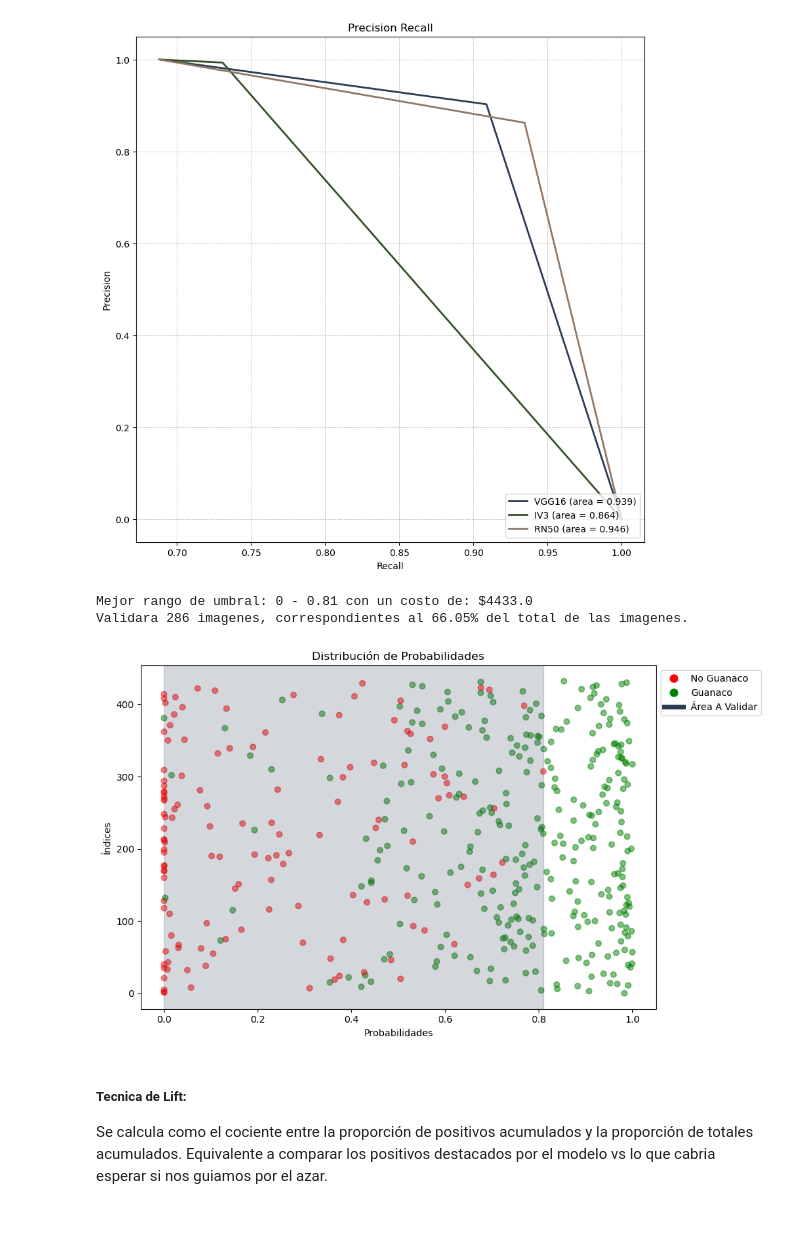
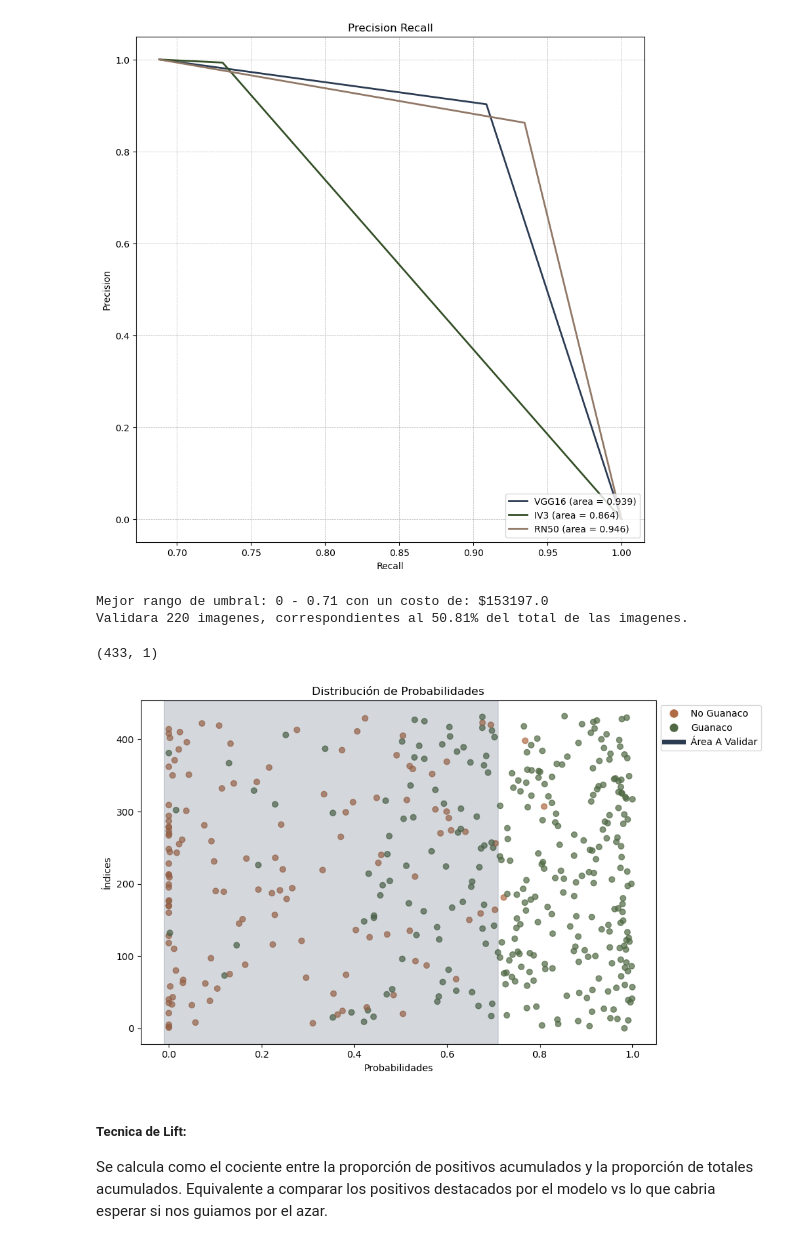
Before and after one commit to lucasarbues/RewildingPA, a Jupyter notebook: ModelosAI/CompentenciaModelos.ipynb, the cells around one changed output. Drawn from its saved outputs; the diff is of its cells as text; code cells hidden in the pictures.

```diff
--- a/ModelosAI/CompentenciaModelos.ipynb
+++ b/ModelosAI/CompentenciaModelos.ipynb
@@ -264,7 +259,7 @@ def optimizar_umbral(y_test, y_proba, tarea, CFP = 1000, CFN = 300, CV = 20, TV
     limInf = 0
     limSup = 1
     CostoMin = float('inf')
-    V = 0
+    Vop = 0
     # Determinacion de costos.
     if tarea == 'especie':
         CE = CFP + CFN
@@ -295,12 +290,13 @@ def optimizar_umbral(y_test, y_proba, tarea, CFP = 1000, CFN = 300, CV = 20, TV
                 C += E * CE
             # En el caso de que el costo sea menor al minimo actual, se actualiza el minimo.
             if C < CostoMin:
+                Vop = V
                 CostoMin = C
                 limInf = umbral_inf
                 limSup = umbral_sup
 
     print(f"Mejor rango de umbral: {round(limInf,2)} - {round(limSup,2)} con un costo de: ${CostoMin}")
-    print(f"Validara {V} imagenes, correspondientes al {round(V * 100 / len(y_test),2)}% del total de las imagenes.")
+    print(f"Validara {Vop} imagenes, correspondientes al {round(Vop * 100 / len(y_test),2)}% del total de las imagenes.")
 
     return limInf, limSup
 # %%
@@ -599,32 +582,0 @@ def calcular_costo(y_true, y_proba, umbral_inf, umbral_sup, Ce, Cv):
-# %%
-def optimizar_umbral(y_true, y_proba, Ce, Cv):
-    mejor_umbral_inf = 0
-    mejor_umbral_sup = 1
-    menor_costo = float('inf')
-    mejor_V = 0
-    mejor_area_val = 0
-
-    # Itera sobre posibles umbrales, puedes ajustar el rango y el paso según lo que consideres apropiado
-    for umbral_sup in np.arange(0.5, 0.99, 0.01):
-            costo, V, AV = calcular_costo(y_true, y_proba, 0, umbral_sup, Ce, Cv)
-            if costo < menor_costo:
-                menor_costo = costo
-                mejor_umbral_inf = 0
-                mejor_umbral_sup = umbral_sup
-                mejor_V = V
-                mejor_area_val = AV
-
-
-
-    return mejor_umbral_inf, mejor_umbral_sup, menor_costo, mejor_V, mejor_area_val
-# %%
-# Ejemplo de uso
-Ce = 2515.5
-Cv = 15.5
-
-umbral_inf_optimo, umbral_sup_optimo, costo_optimo, validacion, area_validacion = optimizar_umbral(y_test, y_probaVGG16.ravel(), Ce, Cv)
-print(f"Mejor rango de umbral: {umbral_inf_optimo} - {round(umbral_sup_optimo,2)} con un costo de: ${costo_optimo}")
-print(f"Validara {validacion} imagenes, correspondientes al {round(area_validacion,2)}% del total de las imagenes.")
-# %% [output]
-Mejor rango de umbral: 0 - 0.81 con un costo de: $4433.0
-Validara 286 imagenes, correspondientes al 66.05% del total de las imagenes.
@@ -631,33 +631,42 @@ Validara 286 imagenes, correspondientes al 66.05% del total de las imagenes.
+# %%
+umbral_inf_optimo, umbral_sup_optimo = optimizar_umbral(y_test, y_probaVGG16.ravel(),'especie')
+# %% [output]
+Mejor rango de umbral: 0 - 0.71 con un costo de: $153197.0
+Validara 220 imagenes, correspondientes al 50.81% del total de las imagenes.
+# %%
+y_probaVGG16.shape
+# %% [output]
+(433, 1)
 # %%
 import matplotlib.pyplot as plt
 
 # Crear índices para el eje x
 x_values = list(range(len(y_probaVGG16)))
 
 # Crear colores basados en y_test
-color = ['red' if etiqueta == 0 else 'green' for etiqueta in y_test]
+color = ['#AE6B44' if etiqueta == 0 else '#506944' for etiqueta in y_test]
 
 plt.figure(figsize=(10,6))
-plt.scatter(y_probaVGG16, x_values, color=color, alpha=0.5)
+plt.scatter(y_probaVGG16, x_values, color=color, alpha=0.7)
 
 # Sombrear el área 'A Validar'
-plt.axvspan(umbral_inf_optimo, umbral_sup_optimo, alpha=0.2, color=colores[0], label='Área A Validar')
+plt.axvspan(umbral_inf_optimo-0.01, umbral_sup_optimo, alpha=0.2, color=colores[0], label='Área A Validar')
 
 plt.title('Distribución de Probabilidades')
 plt.xlabel('Probabilidades')
 plt.ylabel('Índices')
 
 # Añadir leyenda fuera del gráfico
 from matplotlib.lines import Line2D
-leyenda_elems = [Line2D([0], [0], marker='o', color='w', label='No Guanaco', markersize=10, markerfacecolor='red'),
-                 Line2D([0], [0], marker='o', color='w', label='Guanaco', markersize=10, markerfacecolor='green'),
+leyenda_elems = [Line2D([0], [0], marker='o', color='w', label='No Guanaco', markersize=10, markerfacecolor='#AE6B44'),
+                 Line2D([0], [0], marker='o', color='w', label='Guanaco', markersize=10, markerfacecolor='#506944'),
                 Line2D([0], [0], marker='None', color=colores[0], label='Área A Validar', linewidth=5)]
 plt.legend(handles=leyenda_elems, loc='upper left', bbox_to_anchor=(1,1))
 
 plt.tight_layout()
 plt.show()
 # %% [output]
-[figure, old version]
+[figure, new version]
 # %% [markdown]
 ##### Tecnica de Lift:
 Se calcula como el cociente entre la proporción de positivos acumulados y la proporción de totales acumulados. Equivalente a comparar los positivos destacados por el modelo vs lo que cabria esperar si nos guiamos por el azar.
```
Also changed, not shown: parts of 12 cells of this notebook.
